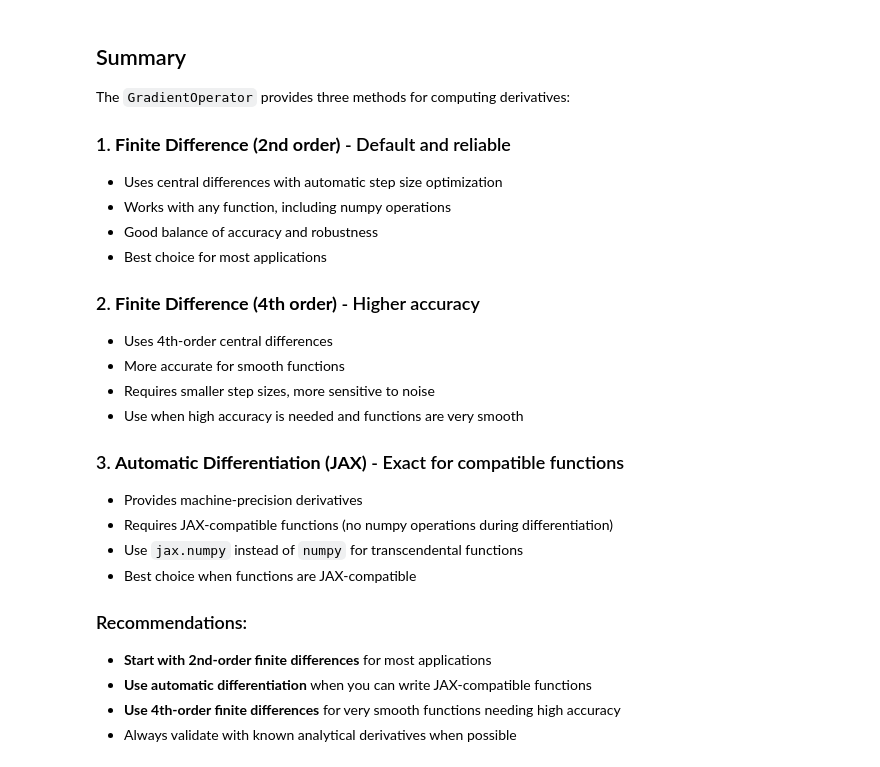
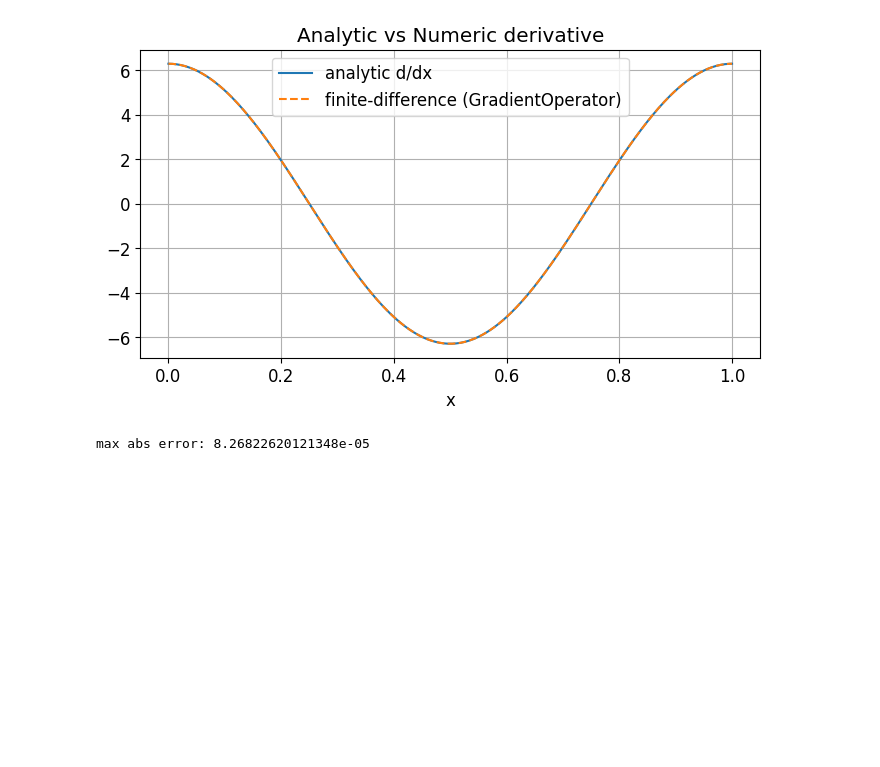
Before and after one commit to da380/pygeoinf, a Jupyter notebook: pygeoinf/interval/demos/gradient_operator_demo.ipynb, the cells around one changed output. Drawn from its saved outputs; the diff is of its cells as text; code cells hidden in the pictures; blank space fills up the shorter version.

```diff
--- a/pygeoinf/interval/demos/gradient_operator_demo.ipynb
+++ b/pygeoinf/interval/demos/gradient_operator_demo.ipynb
@@ -608,28 +16,44 @@ with multiple methods and configurable parameters for various use cases.
-# %% [markdown]
-## Summary
-
-The `GradientOperator` provides three methods for computing derivatives:
-
-### 1. **Finite Difference (2nd order)** - Default and reliable
-- Uses central differences with automatic step size optimization
-- Works with any function, including numpy operations
-- Good balance of accuracy and robustness
-- Best choice for most applications
-
-### 2. **Finite Difference (4th order)** - Higher accuracy
-- Uses 4th-order central differences
-- More accurate for smooth functions
-- Requires smaller step sizes, more sensitive to noise
-- Use when high accuracy is needed and functions are very smooth
-
-### 3. **Automatic Differentiation (JAX)** - Exact for compatible functions
-- Provides machine-precision derivatives
-- Requires JAX-compatible functions (no numpy operations during differentiation)
-- Use `jax.numpy` instead of `numpy` for transcendental functions
-- Best choice when functions are JAX-compatible
-
-### Recommendations:
-- **Start with 2nd-order finite differences** for most applications
-- **Use automatic differentiation** when you can write JAX-compatible functions
-- **Use 4th-order finite differences** for very smooth functions needing high accuracy
-- Always validate with known analytical derivatives when possible
+# %%
+# Domain/space and analytic functions
+domain = IntervalDomain(0.0, 1.0)
+space = Lebesgue(200, domain)
+
+# Analytic function and derivative
+def analytic_f(x):
+    x = np.asarray(x)
+    return np.sin(2 * np.pi * x)
+
+def analytic_df(x):
+    x = np.asarray(x)
+    return 2 * np.pi * np.cos(2 * np.pi * x)
+
+# Wrap as Function used by operators
+f = Function(space, evaluate_callable=lambda x: analytic_f(x), name='sin')
+
+# Points for plotting and comparison
+xs = np.linspace(domain.a, domain.b, 400)
+# %%
+# Create gradient operator and compute numeric derivative
+grad = GradientOperator(space, fd_order=4)
+
+g = grad(f)
+
+# Evaluate numeric and analytic derivatives on grid
+num_df = g(xs)
+ana_df = analytic_df(xs)
+# %%
+# Visual comparison
+plt.figure()
+plt.plot(xs, ana_df, label='analytic d/dx')
+plt.plot(xs, num_df, '--', label='finite-difference (GradientOperator)')
+plt.legend()
+plt.xlabel('x')
+plt.title('Analytic vs Numeric derivative')
+plt.grid(True)
+plt.show()
+
+# Print max absolute error
+print('max abs error:', np.max(np.abs(num_df - ana_df)))
+# %% [output]
+[figure, added]
+max abs error: 8.26822620121348e-05
```
Also changed, not shown: parts of 25 cells of this notebook, 43 other files.
